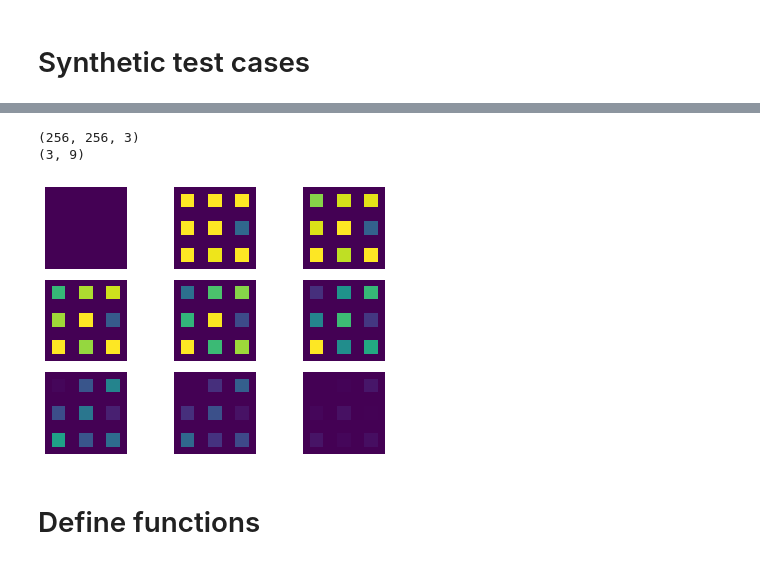
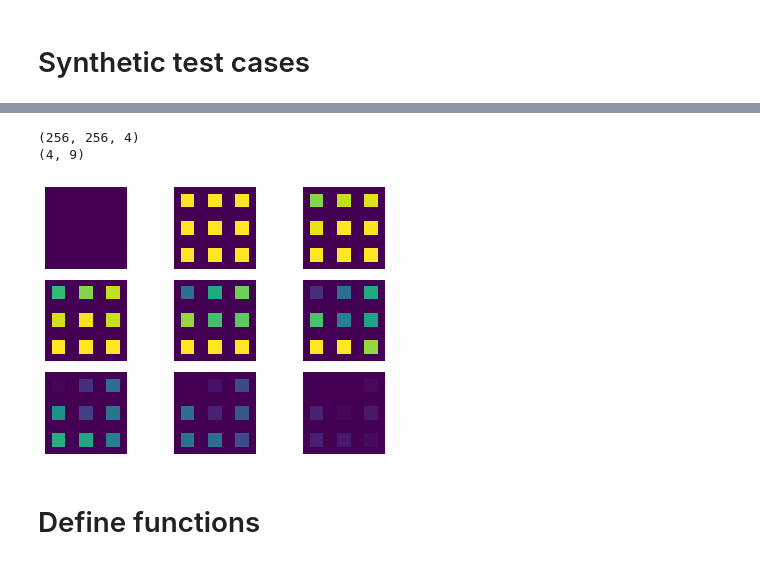
Before and after one commit to arya1080/spectral_autoencoder, a Jupyter notebook: spectral_autoencoder.ipynb, the cells around one changed output, grey strips where cells are left out. Cells and saved outputs as stored; diff of their text form; code cells hidden in the pictures.

```diff
--- a/spectral_autoencoder.ipynb
+++ b/spectral_autoencoder.ipynb
@@ -97,13 +140,9 @@ def sort_tuple(data):
 # generate synthetic endmembers
 nstacks = 20
 t=np.array([-2,0,0.2,0.4,1,2,4,6,14])[None,:]
-tau=np.array([1., 3, 5.])[:,None]
+tau=np.array([1,2,3,4])[:,None]
 nch = 9
 w = np.exp(-t/tau)*(t>=0)
-plt.plot(t.T,w.T)
-plt.title('synthetic endmembers')
-plt.xlabel('probe delay, ps')
-plt.show()
 
 # generate synthetic abundance maps
 ny = 256
@@ -118,7 +157,7 @@ img_stack = []
 
 for k in range(nstacks):
 
-    z = np.zeros((256,256,3))
+    z = np.zeros((256,256,len(tau)))
     for j in range(len(tau)):
         for i in range(9):
             # for each square
@@ -146,18 +193,20 @@ img_stack = img_stack.to(device)
 # %%
 print(z.shape)
 print(w.shape)
+
+plt.
 
 for i in range(t.size):
     plt.subplot(3,3,i+1)
     plt.imshow(img_stack[3][:,:,i].detach().cpu().numpy())
     plt.clim([0,1])
     plt.axis('off')
 plt.tight_layout()
 plt.show()
 # %% [output]
-(256, 256, 3)
-(3, 9)
+(256, 256, 4)
+(4, 9)
-[figure, old version]
+[figure, new version]
 # %% [markdown]
 # Define functions
 # %%
```
Also changed, not shown: parts of 7 cells of this notebook.
